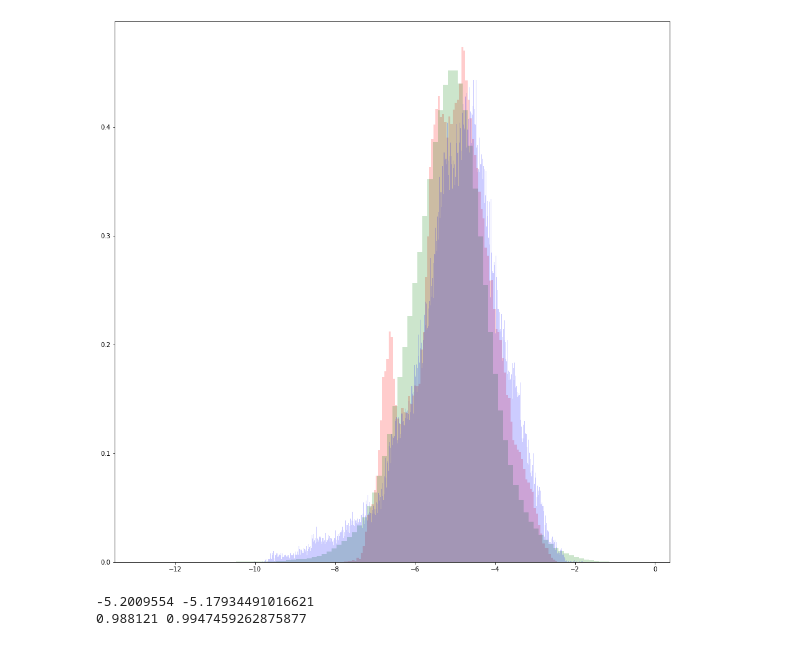
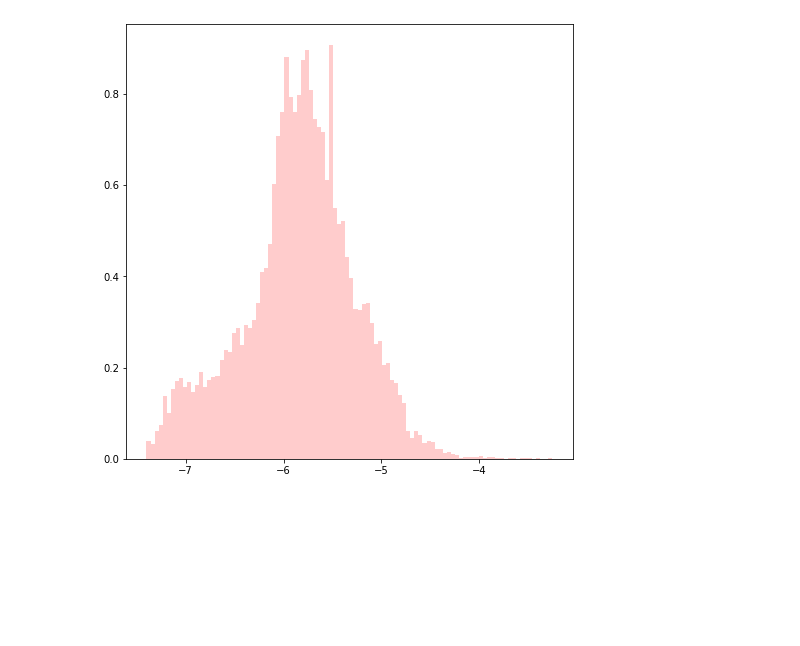
Before and after one commit to CrayLabs/NCAR_ML_EKE, a Jupyter notebook: notebooks/torchscript_builder.ipynb, the cells around one changed output. Drawn from its saved outputs; the diff is of its cells as text; code cells hidden in the pictures; blank space fills up the shorter version.

```diff
--- a/notebooks/torchscript_builder.ipynb
+++ b/notebooks/torchscript_builder.ipynb
@@ -135,29 +45,26 @@ pred_sd  = np.std(preds, dtype=np.float64)
 # %%
 # torchscript
 model_mse.eval()
-
 class InferenceCell(torch.nn.Module):
 
     def __init__(self):
         super(InferenceCell, self).__init__()
         self.model = model_mse
 
-        self.feat_avg = torch.tensor(feat_avg, dtype=torch.float32).cuda()
-        self.feat_sd = torch.tensor(feat_sd, dtype=torch.float32).cuda()
+        self.feat_avg = torch.tensor(feat_avg, dtype=torch.float32).to(device)
+        self.feat_sd = torch.tensor(feat_sd, dtype=torch.float32).to(device)
 
     def forward(self, x):
-        x[:,[3]] = torch.log(torch.abs(x[:,[3]]))*torch.sign(x[:,[3]])+36.0*torch.sign(x[:,[3]])
-        x[:,[0,1]] = torch.log(x[:,[0,1]])
+        # The features for which log of absolute value has to be taken:
+        x[:,[2]] = (torch.log(torch.abs(x[:,[2]]))+36.0)*torch.sign(x[:,[2]])
+        # The features for which log has to be taken:
+        x[:,[0]] = torch.log(x[:,[0]])
+        x[:,[3]] = torch.log(x[:,[3]])
         x = (x - self.feat_avg) / self.feat_sd
         x = self.model(x)
-
         return x
 
 inference_cell = InferenceCell()
-x = torch.tensor(dataset.values.copy()[0:10,0:len(columns)]).cuda()
-#print(f'{x} out')
+traced_sample = dataset[0:10,:].copy()
+x = torch.tensor(traced_sample).to(device)
 traced_cell = torch.jit.trace(inference_cell, (x))
-#print(traced_cell.code)
-x = torch.tensor(dataset.values.copy()[0:10,0:len(columns)]).cuda()
-#print(f'{x} out')
-print("return: ", traced_cell(x).cpu().detach().numpy())
@@ -212,12 +99,12 @@ if load:
 from time import time
 
 
-XX = torch.tensor(dataset.values.copy()[ids,0:4]).cuda()
+XX = torch.tensor(dataset[0:20000,:]).to(device)
 
 t1 = time()
 y = traced_cell(XX)
 t2 = time()
 
 y = y.detach().cpu().numpy()
-print(f'Elapsed time per sample {(t2-t1)/len(ids)/1e-6} microseconds')
+print(f'Elapsed time per sample {(t2-t1)/dataset.shape[0]/1e-6} microseconds')
 # %% [output]
@@ -225,14 +112,6 @@ Elapsed time per sample 0.0331807786687042 microseconds
 # %%
-plt.figure(figsize=(16,16))
+plt.figure(figsize=(8,8))
 plt.hist(y, bins=100, density=True, alpha=0.2, color='red')
-plt.hist(y_train, bins=100, density=True, alpha=0.2, color='green')
-plt.hist(preds, bins=1000, density=True, alpha=0.2, color='blue')
 plt.draw()
 # %% [output]
-[figure, old version]
+[figure, new version]
-# %%
-print(np.mean(y), np.mean(y_train, dtype=np.float64))
-print(np.std (y), np.std (y_train, dtype=np.float64))
-# %% [output]
--5.2009554 -5.17934491016621
-0.988121 0.9947459262875877
```
Also changed, not shown: parts of 17 cells of this notebook, 18 other files.
